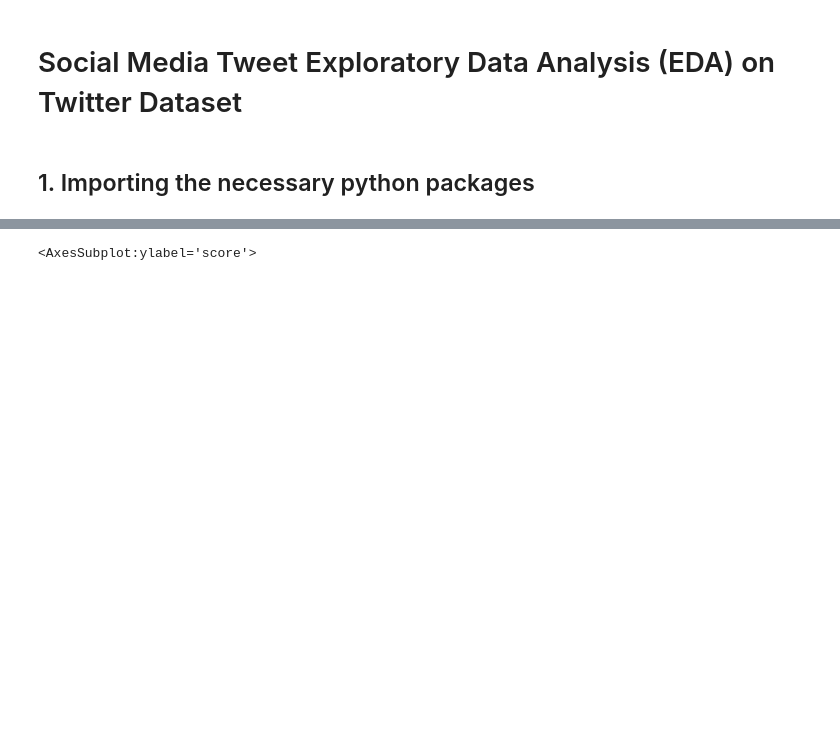
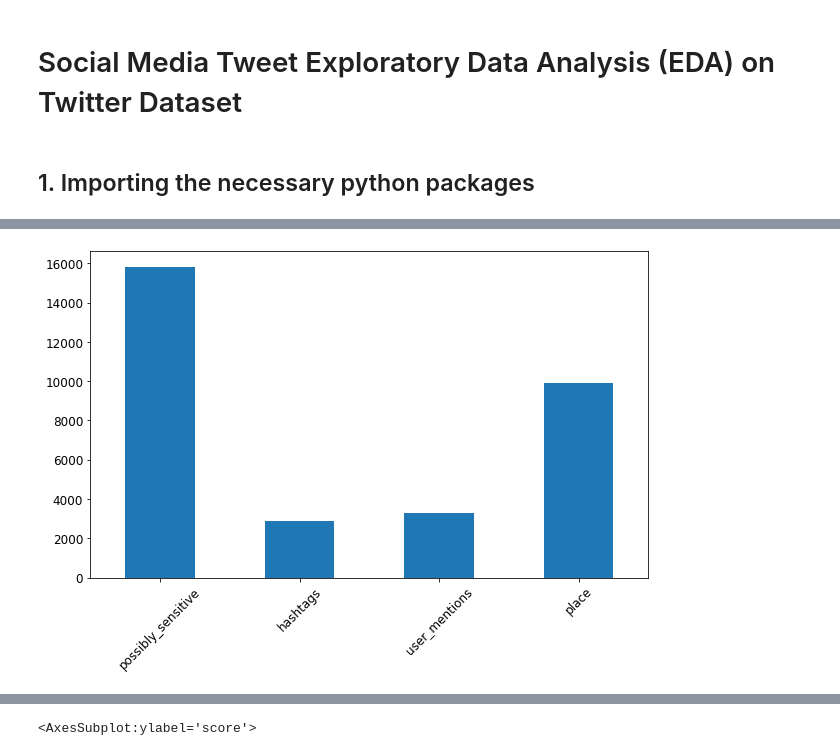
Before and after one commit to degagawolde/twitter-data-analysis, a Jupyter notebook: JupyterNotebooks/EDA.ipynb, the cells around one changed output, grey strips where cells are left out. Saved outputs shown, nothing was run; the diff lists cells and outputs as text; code cells hidden in the pictures; blank space fills up the shorter version.

```diff
--- a/JupyterNotebooks/EDA.ipynb
+++ b/JupyterNotebooks/EDA.ipynb
@@ -63,0 +104,10 @@ memory usage: 967.2+ KB
+# %%
+only_missing_count = missing_values.copy()
+only_missing_count= only_missing_count.drop(labels=['created_at','source','original_text','polarity',
+                                                    'subjectivity','lang','favorite_count',
+                                                    'retweet_count','original_author','followers_count',
+                                                    'friends_count' ])
+fig = copy_missing_count.plot(kind='bar', fontsize=12, figsize=(10, 6), rot=45).get_figure()
+fig.savefig("bar_chart_for_missing_columns.png")
+# %% [output]
+[figure, added]
```
Also changed, not shown: parts of 19 cells of this notebook, 6 other files.
